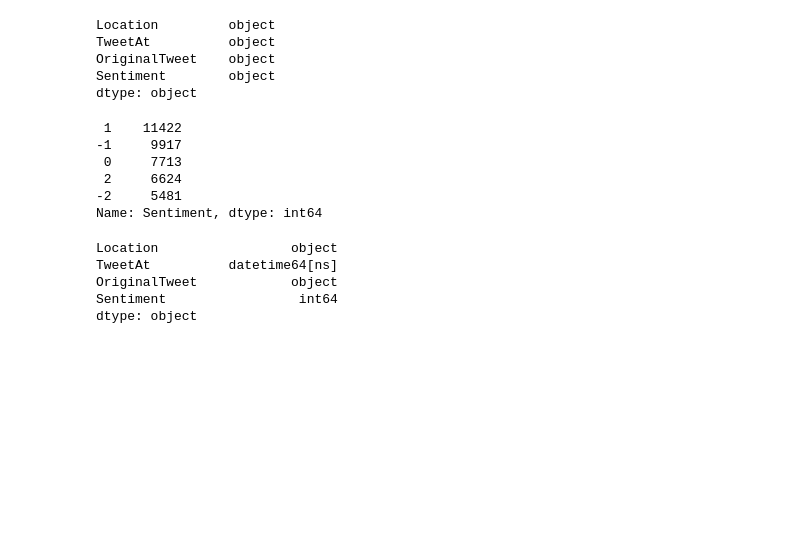
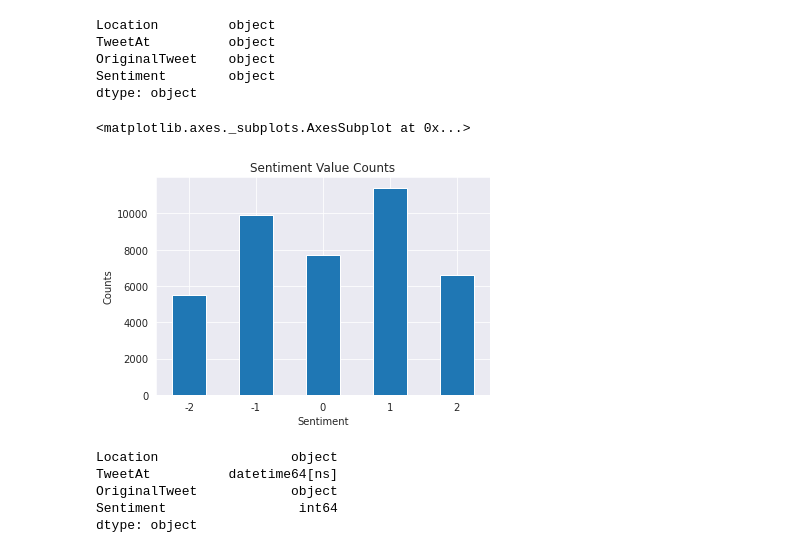
Before and after one commit to suchirmm/tweet-analysis, a Jupyter notebook: corona_tweets.ipynb, the cells around one changed output. Cells and saved outputs as stored; diff of their text form; code cells hidden in the pictures; blank space fills up the shorter version.

```diff
--- a/corona_tweets.ipynb
+++ b/corona_tweets.ipynb
@@ -156,15 +184,14 @@ df = df.replace({'Sentiment': {'Extremely Negative': -2 , 'Negative' :-1 ,
                               'Neutral' : 0, 'Positive' : 1, 'Extremely Positive' : 2 }
 
 })
-# %%
-df['Sentiment'].value_counts()
-# %% [output]
- 1    11422
--1     9917
- 0     7713
- 2     6624
--2     5481
-Name: Sentiment, dtype: int64
+# %%
+df['Sentiment'].value_counts().sort_index().plot.bar(rot = 0,
+                                                     title = 'Sentiment Value Counts',
+                                                     ylabel = 'Counts',
+                                                     xlabel = 'Sentiment')
+# %% [output]
+<matplotlib.axes._subplots.AxesSubplot at 0x...>
+[figure, added]
 # %%
 # Changing TweetAt to datetime type
 
```
Also changed, not shown: parts of 43 cells of this notebook.
